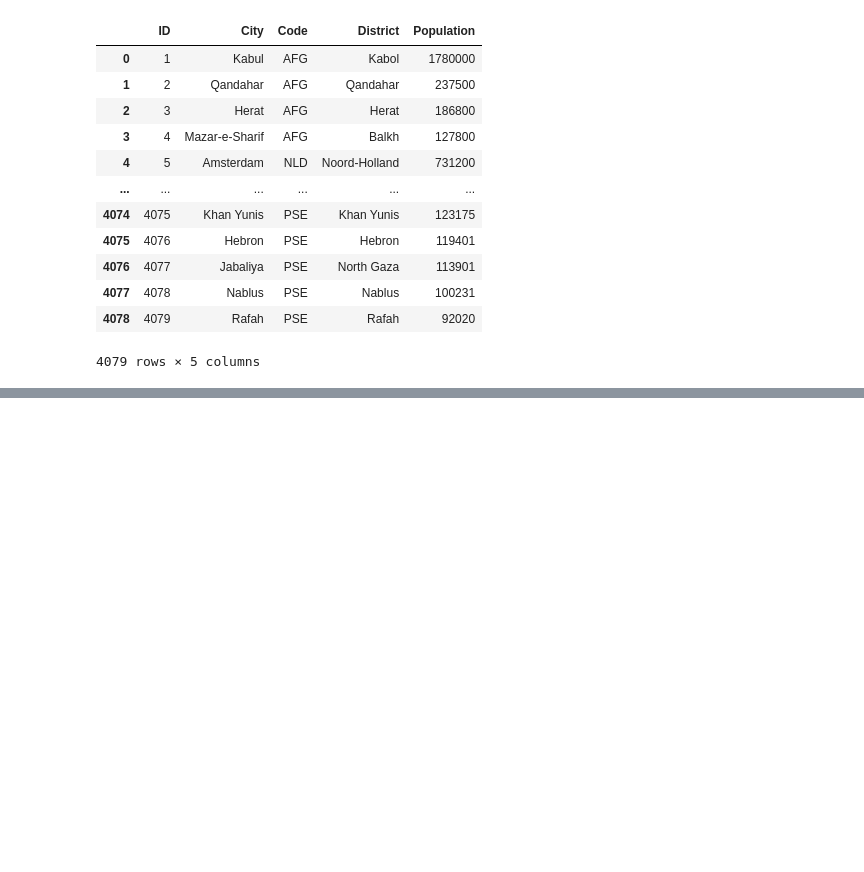
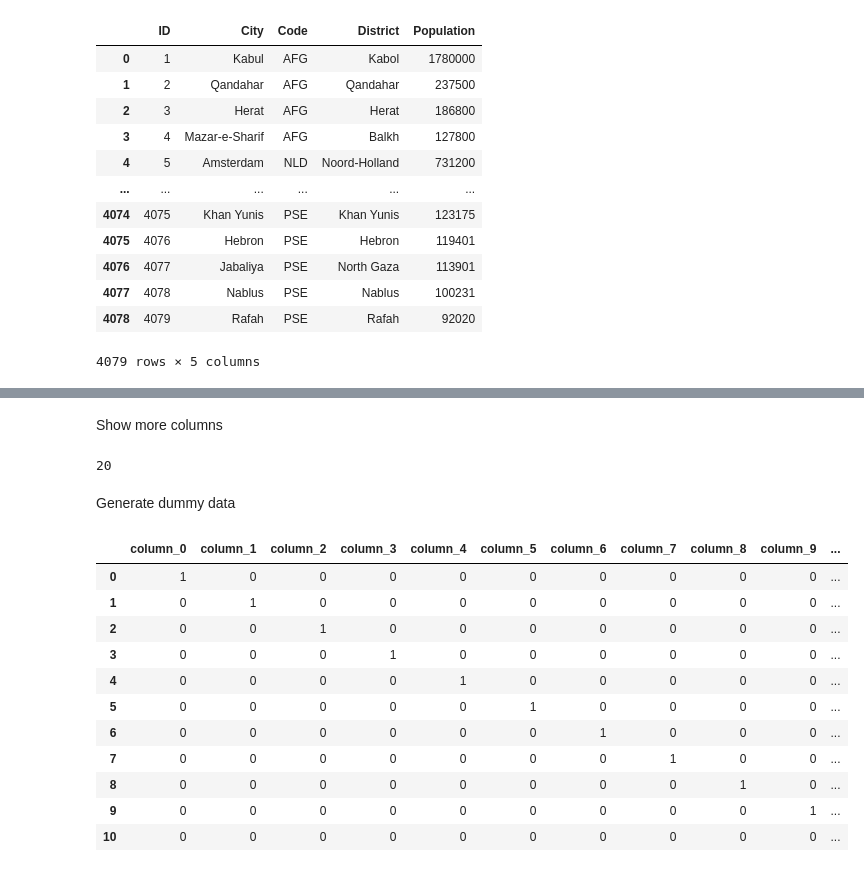
Before and after one commit to dolgovd/python, a Jupyter notebook: Data-Analysis/DataFrame.ipynb, the cells around one changed output, grey strips where cells are left out. Drawn from its saved outputs; the diff is of its cells as text; code cells hidden in the pictures; blank space fills up the shorter version.

Commit message:
Update Data Analysis - DataFrame

```diff
--- a/Data-Analysis/DataFrame.ipynb
+++ b/Data-Analysis/DataFrame.ipynb
@@ -130,0 +350,2 @@ cities_df
+# %%
+pd.reset_option('all')
@@ -130,0 +364,2 @@ cities_df
+# %%
+pd.set_option('max_colwidth', 100)
@@ -130,0 +372,27 @@ cities_df
+# %%
+pd.set_option('display.precision', 6)
+# %% [markdown]
+Show more columns
+# %%
+pd.get_option('display.max_columns')
+# %% [output]
+20
+# %%
+pd.set_option('display.max_columns', 30)
+# %% [markdown]
+Generate dummy data
+# %%
+pd.get_dummies(list(range(11)), prefix='column')
+# %% [output]
+|  | column_0 | column_1 | column_2 | column_3 | column_4 | column_5 | column_6 | column_7 | column_8 | column_9 | ... |
+| 0 | 1 | 0 | 0 | 0 | 0 | 0 | 0 | 0 | 0 | 0 | ... |
+| 1 | 0 | 1 | 0 | 0 | 0 | 0 | 0 | 0 | 0 | 0 | ... |
+| 2 | 0 | 0 | 1 | 0 | 0 | 0 | 0 | 0 | 0 | 0 | ... |
+| 3 | 0 | 0 | 0 | 1 | 0 | 0 | 0 | 0 | 0 | 0 | ... |
+| 4 | 0 | 0 | 0 | 0 | 1 | 0 | 0 | 0 | 0 | 0 | ... |
+| 5 | 0 | 0 | 0 | 0 | 0 | 1 | 0 | 0 | 0 | 0 | ... |
+| 6 | 0 | 0 | 0 | 0 | 0 | 0 | 1 | 0 | 0 | 0 | ... |
+| 7 | 0 | 0 | 0 | 0 | 0 | 0 | 0 | 1 | 0 | 0 | ... |
+| 8 | 0 | 0 | 0 | 0 | 0 | 0 | 0 | 0 | 1 | 0 | ... |
+| 9 | 0 | 0 | 0 | 0 | 0 | 0 | 0 | 0 | 0 | 1 | ... |
+| 10 | 0 | 0 | 0 | 0 | 0 | 0 | 0 | 0 | 0 | 0 | ... |
```
Also changed, not shown: parts of 33 cells of this notebook.
